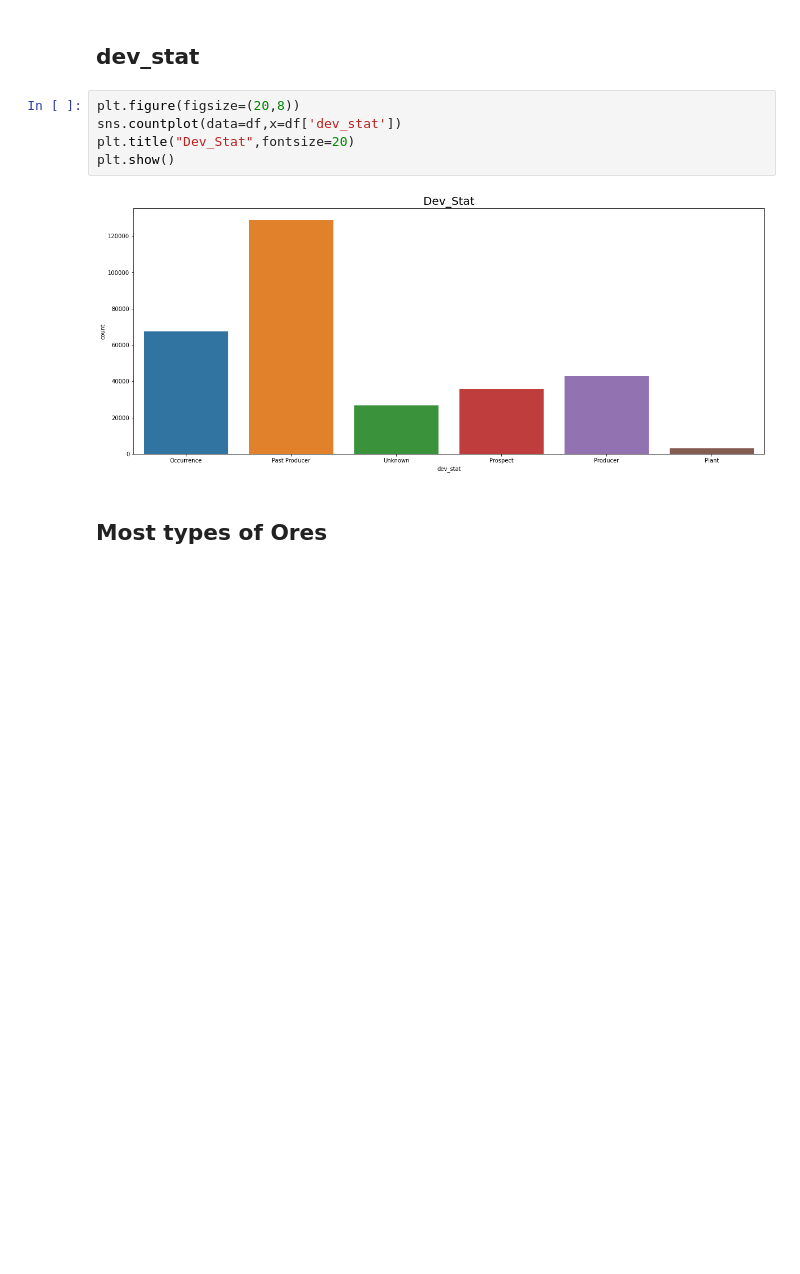
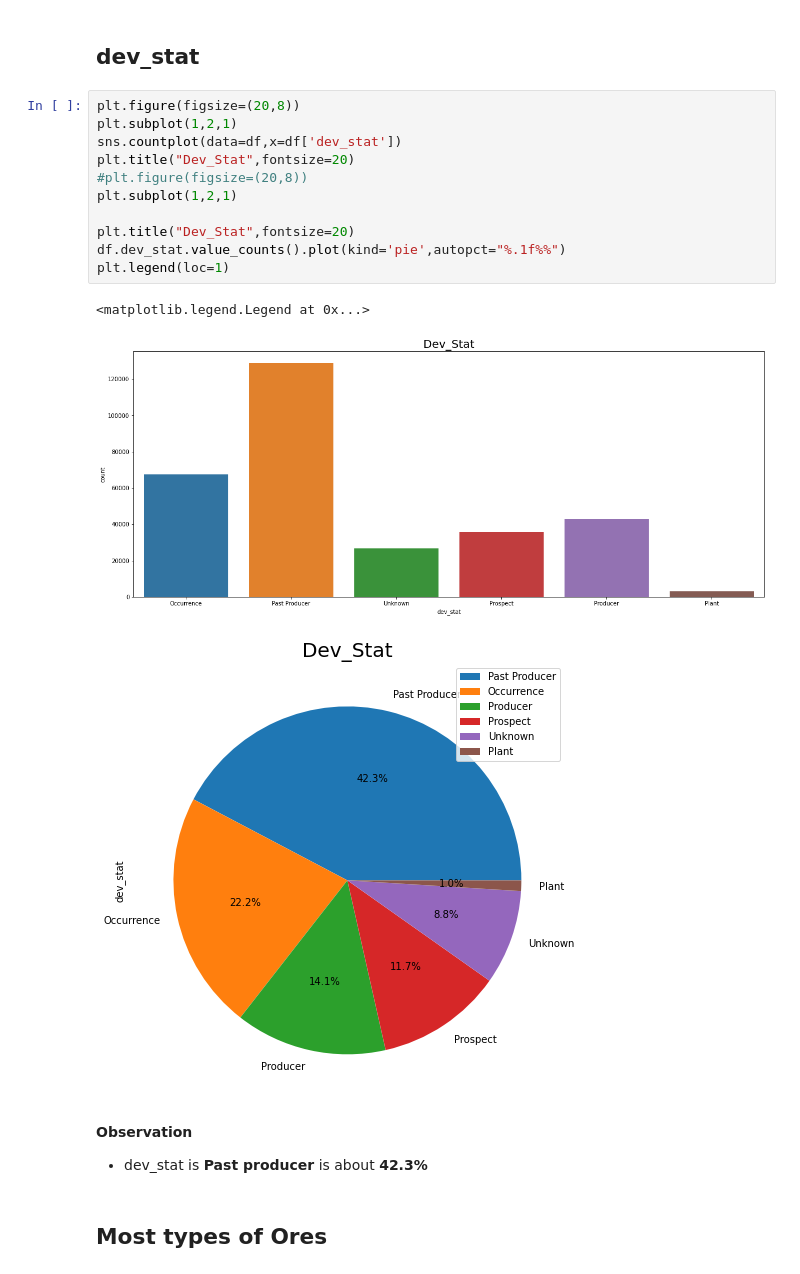
Before and after one commit to Sialsanwal/Data-Science, a Jupyter notebook: Exploratory Data Analysis (EDA)/Mineral ores around the world.ipynb, the cells around one changed output. Saved outputs shown, nothing was run; the diff lists cells and outputs as text; blank space fills up the shorter version.

```diff
--- a/Exploratory Data Analysis (EDA)/Mineral ores around the world.ipynb
+++ b/Exploratory Data Analysis (EDA)/Mineral ores around the world.ipynb
@@ -163,11 +177,22 @@ Text(0.5, 1.0, 'Production Size')
 ## dev_stat
 # %%
 plt.figure(figsize=(20,8))
+plt.subplot(1,2,1)
 sns.countplot(data=df,x=df['dev_stat'])
 plt.title("Dev_Stat",fontsize=20)
-plt.show()
+#plt.figure(figsize=(20,8))
+plt.subplot(1,2,1)
+
+plt.title("Dev_Stat",fontsize=20)
+df.dev_stat.value_counts().plot(kind='pie',autopct="%.1f%%")
+plt.legend(loc=1)
 # %% [output]
+<matplotlib.legend.Legend at 0x...>
 [figure]
+[figure, added]
+# %% [markdown]
+**Observation**
+- dev_stat is **Past producer** is about **42.3%**
 # %% [markdown]
 ## Most types of Ores
 # %%
```
Also changed, not shown: parts of 12 cells of this notebook.
